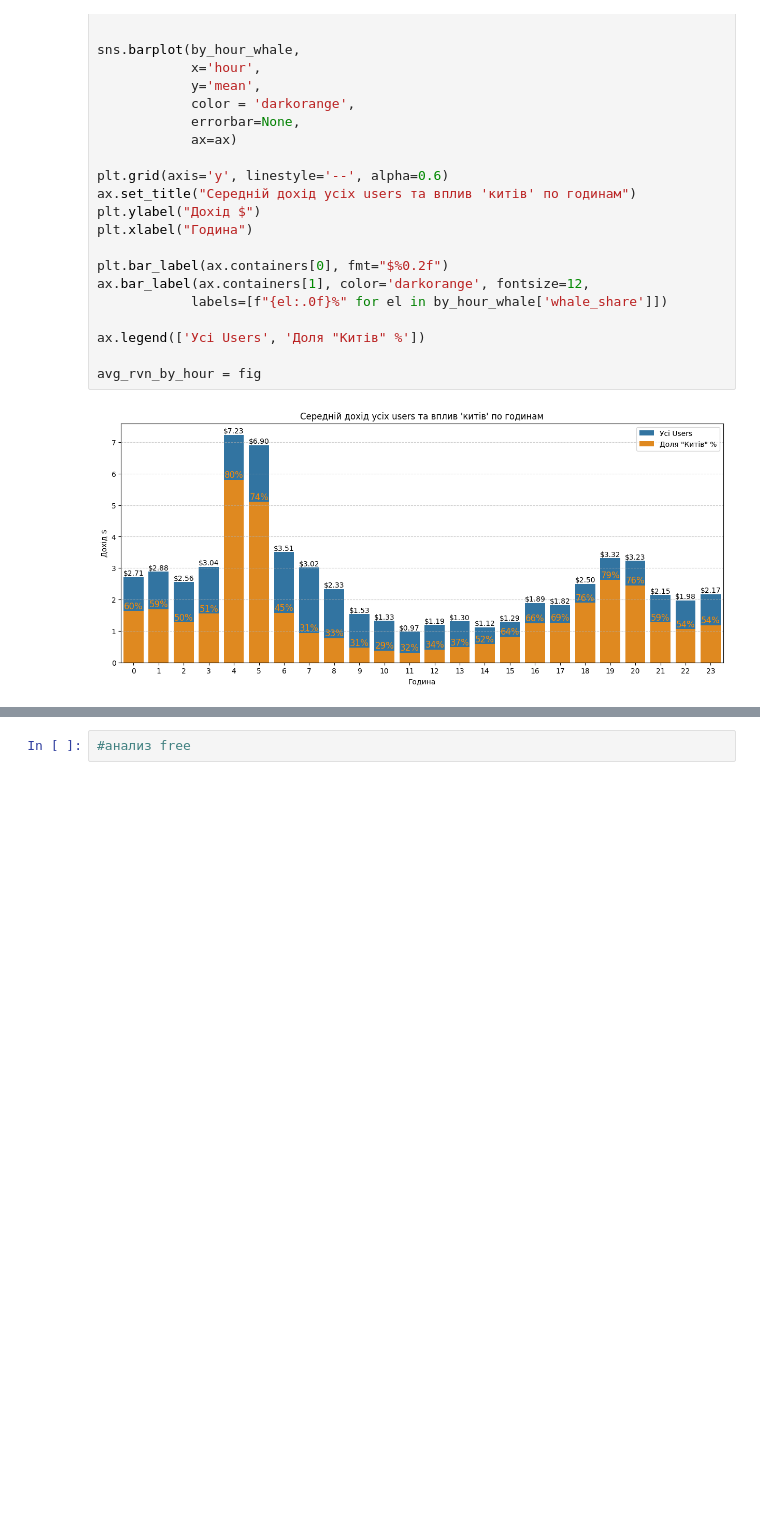
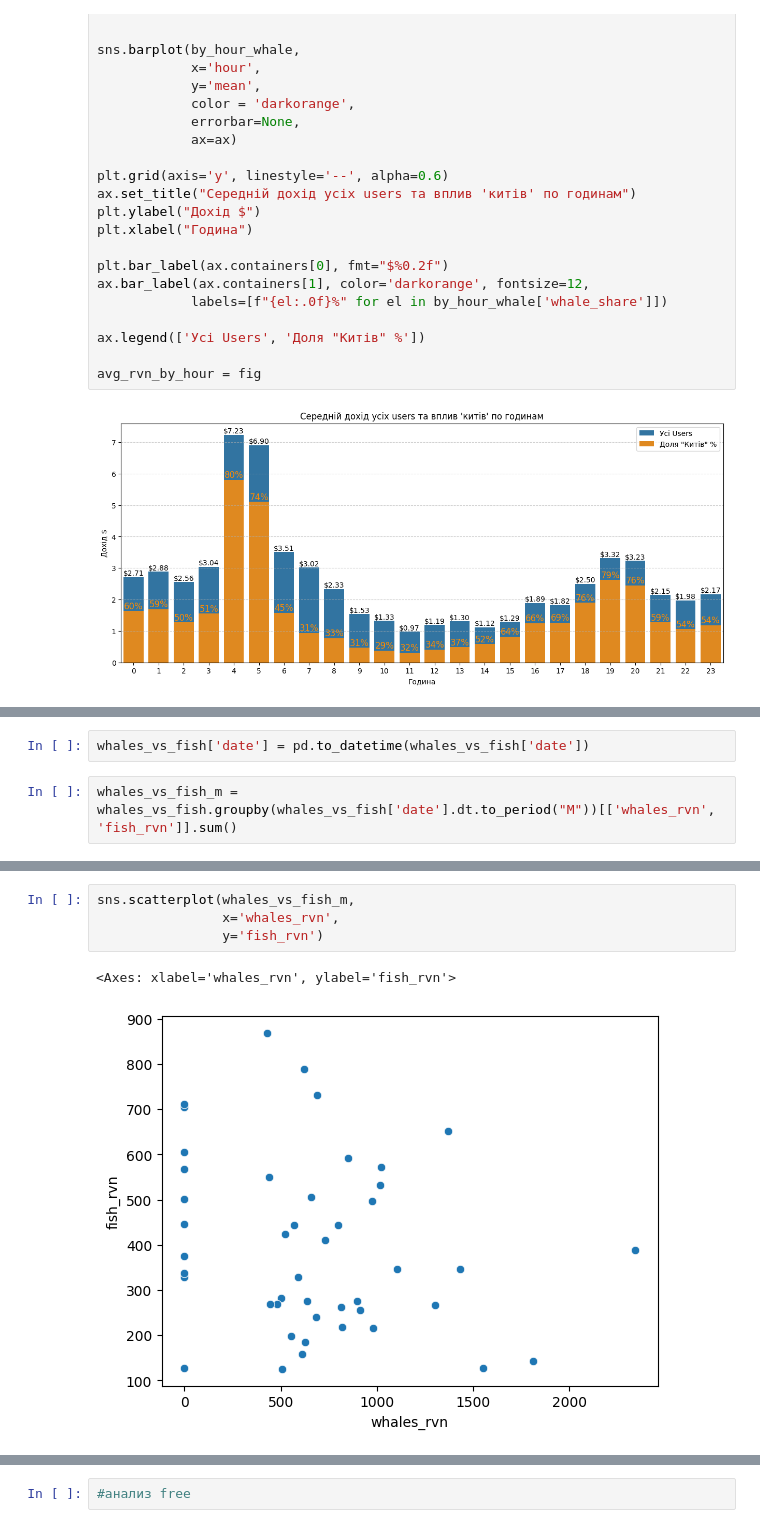
Before and after one commit to Chocopie-DA/db_analysis_sql_sweetylove, a Jupyter notebook: 03_notebooks/EDA.ipynb, the cells around one changed output, grey strips where cells are left out. Saved outputs shown, nothing was run; the diff lists cells and outputs as text; blank space fills up the shorter version.

```diff
--- a/03_notebooks/EDA.ipynb
+++ b/03_notebooks/EDA.ipynb
@@ -1277,0 +1381,4 @@ avg_rvn_by_hour = fig
+# %%
+whales_vs_fish['date'] = pd.to_datetime(whales_vs_fish['date'])
+# %%
+whales_vs_fish_m = whales_vs_fish.groupby(whales_vs_fish['date'].dt.to_period("M"))[['whales_rvn', 'fish_rvn']].sum()
@@ -1277,0 +1430,7 @@ avg_rvn_by_hour = fig
+# %%
+sns.scatterplot(whales_vs_fish_m,
+                x='whales_rvn',
+                y='fish_rvn')
+# %% [output]
+<Axes: xlabel='whales_rvn', ylabel='fish_rvn'>
+[figure, added]
```
Also changed, not shown: parts of 54 cells of this notebook.
